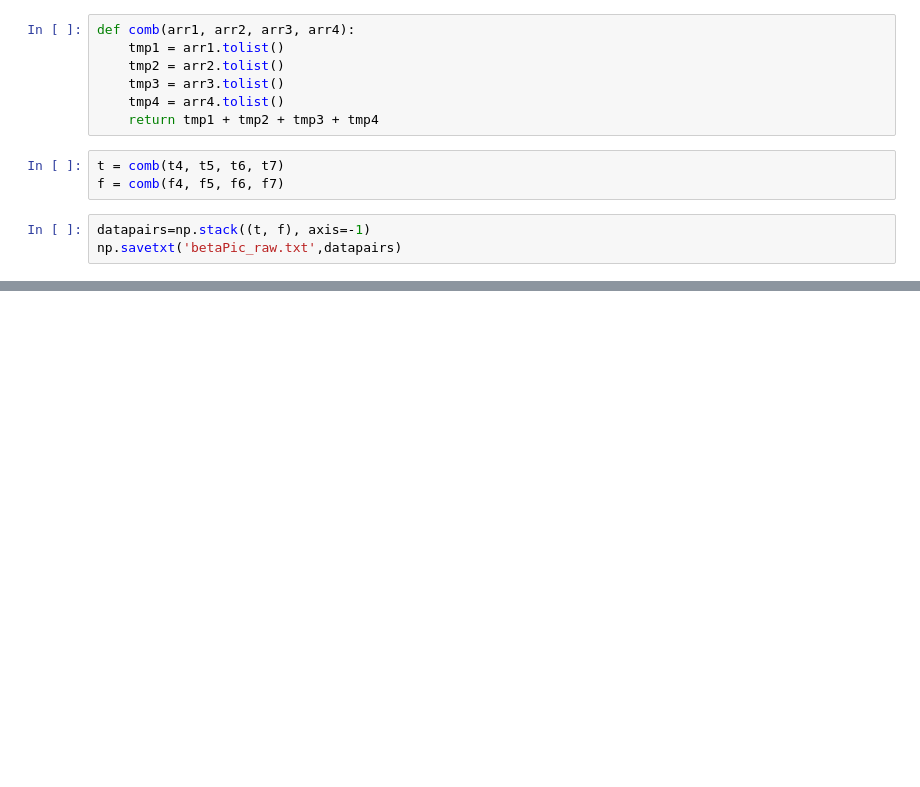
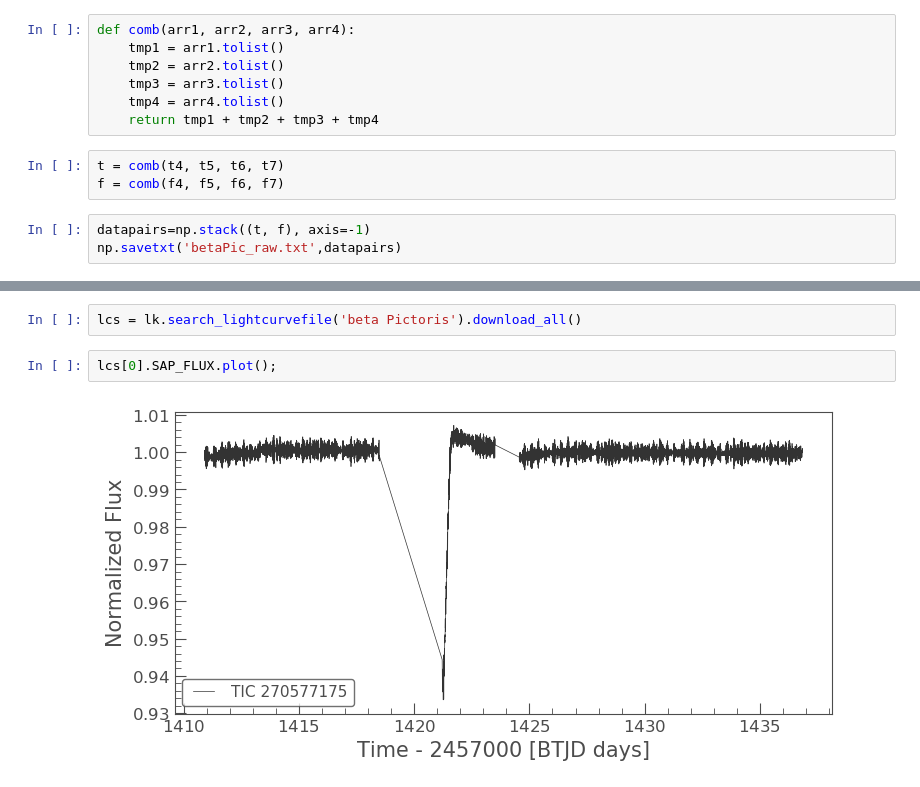
Before and after one commit to sebastian-zieba/betaPic_comet, a Jupyter notebook: construction_of_the_lightcurve.ipynb, the cells around one changed output, grey strips where cells are left out. Cells and saved outputs as stored; diff of their text form; blank space fills up the shorter version.

```diff
--- a/construction_of_the_lightcurve.ipynb
+++ b/construction_of_the_lightcurve.ipynb
@@ -615,0 +716,6 @@ np.savetxt('betaPic_raw.txt',datapairs)
+# %%
+lcs = lk.search_lightcurvefile('beta Pictoris').download_all()
+# %%
+lcs[0].SAP_FLUX.plot();
+# %% [output]
+[figure, added]
```
Also changed, not shown: parts of 31 cells of this notebook, 4 other files.
